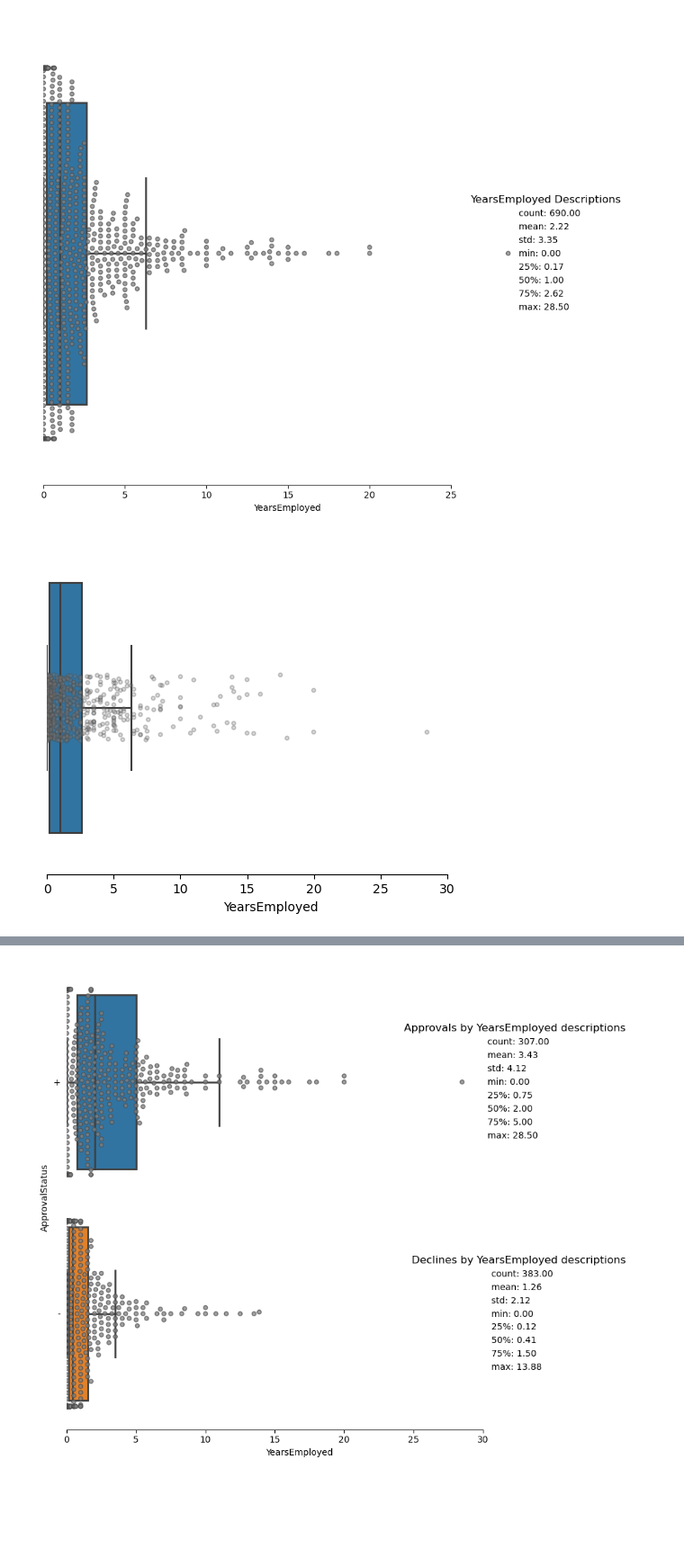
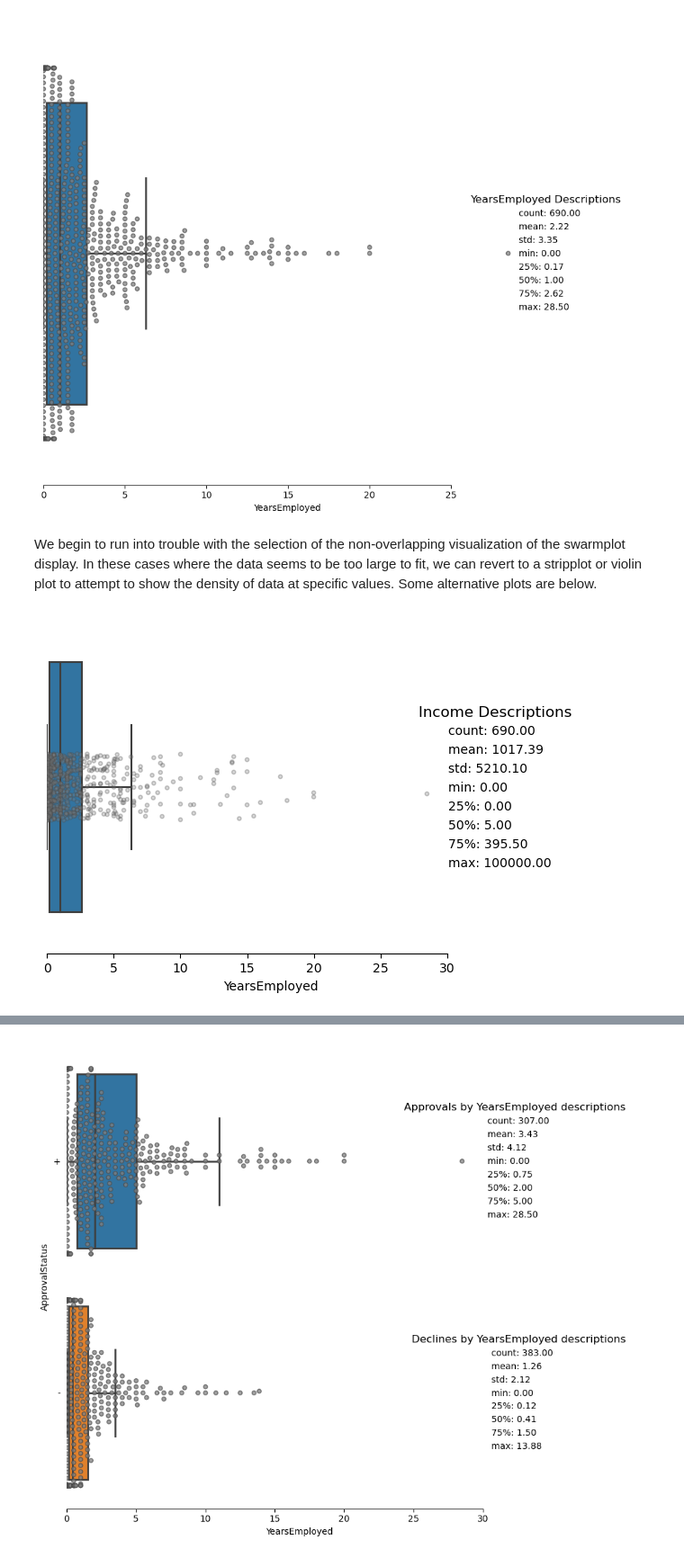
Before and after one commit to nvbergen/DC_project_CC_apps, a Jupyter notebook: Code/Credit approval Project.ipynb, the cells around one changed output, grey strips where cells are left out. Shown at 90% size. Saved outputs shown, nothing was run; the diff lists cells and outputs as text; code cells hidden in the pictures; blank space fills up the shorter version.

```diff
--- a/Code/Credit approval Project.ipynb
+++ b/Code/Credit approval Project.ipynb
@@ -1266,13 +1235,30 @@ grid_row(apps2, 'YearsEmployed', hue = 'ApprovalStatus')
 singlebox(apps2, 'YearsEmployed', None)
 # %% [output]
 [figure]
+# %% [markdown]
+We begin to run into trouble with the selection of the non-overlapping visualization of the swarmplot display. In these cases where the data seems to be too large to fit, we can revert to a stripplot or violin plot to attempt to show the density of data at specific values.
+Some alternative plots are below.
 # %%
 ax = sns.boxplot(x= 'YearsEmployed', data=apps2, showfliers = False, showcaps = True, width = .75)
 ax = sns.stripplot(x = 'YearsEmployed', data = apps2, color = 'grey', alpha = 0.3, size = 3, linewidth=1)
 
-
 ax.set_xlim(0,(apps2['YearsEmployed'].max()+5))
 ax.tick_params(left=False, bottom=True)
 sns.despine(left = True, trim = True)
+#Adds stats descriptions as a legend on plot.
+'''
+Code credit: https://stackoverflow.com/questions/68439996/summary-statistics-on-seaborn-plot-in-dynamic-location-or-just-out-of-the-way
+'''
+labels = [f"{stat}: {val:.2f}" for stat, val in df[x].describe().items()]
+handles = [plt.Line2D([], [], visible=False) for _ in labels]
+ax.legend(
+    handles,
+    labels,
+    loc="right",
+    handlelength=0,
+    bbox_to_anchor=(1.20,0.5),
+    title = f"{x} Descriptions",
+    title_fontsize= 12, frameon=False
+    );
 # %% [output]
-[figure, old version]
+[figure, new version]
```
Also changed, not shown: parts of 18 cells of this notebook.
